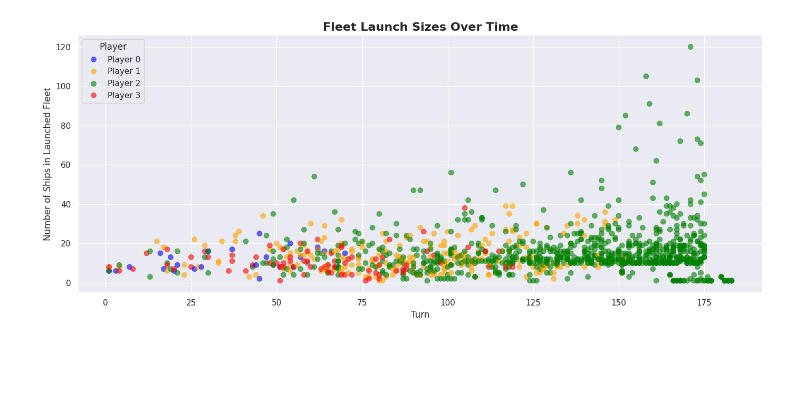
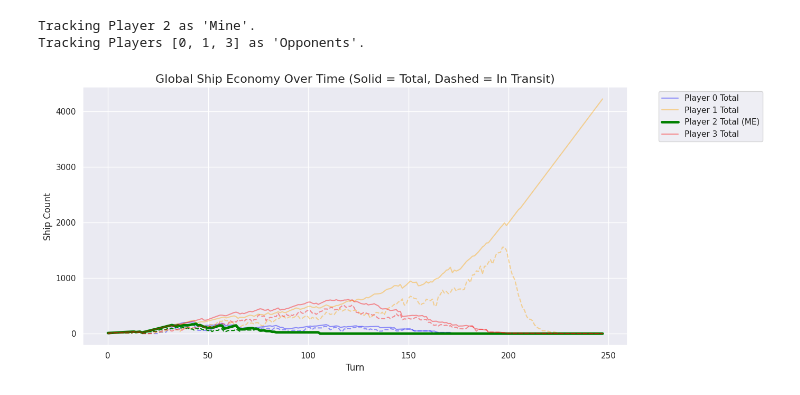
Before and after one commit to S4K50M/OrbitWars, a Jupyter notebook: eda/eda_4player.ipynb, the cells around one changed output. Saved outputs shown, nothing was run; the diff lists cells and outputs as text; code cells hidden in the pictures; blank space fills up the shorter version.

```diff
--- a/eda/eda_4player.ipynb
+++ b/eda/eda_4player.ipynb
@@ -28,7 +28,7 @@ def load_replay(filepath):
         return None
 
 # Load the 4-Player Replay
-steps = load_replay("../replays/replay_match_2_4-player_seed581599.html")
+steps = load_replay("/home/saksham/Documents/kaggle/OrbitWars/replays/match_14_ChaosFFA_seed192487.html")
 
 if steps is not None:
     print(f"Successfully loaded {len(steps)} turns.")
@@ -134,12 +101,42 @@ plt.show()
-# %%
-# --- VISUALIZATION 3: LAUNCH SIZES (THE TRICKLE BLEED DETECTOR) ---
-if not df_launches.empty:
-    plt.figure(figsize=(14, 6))
-    sns.scatterplot(data=df_launches, x='Turn', y='Ships', hue='Player', alpha=0.6, s=50, palette=player_palette, edgecolor=None)
-    plt.title('Fleet Launch Sizes Over Time', fontsize=16, fontweight='bold')
-    plt.xlabel('Turn', fontsize=12)
-    plt.ylabel('Number of Ships in Launched Fleet', fontsize=12)
-    plt.tight_layout()
-    plt.show()
-# %% [output]
-[figure, removed]
+# %%
+MY_PLAYER = 2
+
+OPPONENTS = [p for p in range(4) if p != MY_PLAYER]
+print(f"Tracking Player {MY_PLAYER} as 'Mine'.")
+print(f"Tracking Players {OPPONENTS} as 'Opponents'.")
+
+# Convert Block 2 lists to DataFrames
+df_dep = pd.DataFrame(deployment_data)
+df_attrition = pd.DataFrame(attrition_data)
+df_launches = pd.DataFrame(fleet_launches)
+# %% [output]
+Tracking Player 2 as 'Mine'.
+Tracking Players [0, 1, 3] as 'Opponents'.
+# %%
+# Block 4: Global Ship Economy (4-Player)
+plt.figure(figsize=(14, 6))
+
+for p in range(4):
+    p_name = f'Player {p}'
+    p_data = df_dep[df_dep['Player'] == p_name]
+
+    # Highlight your player
+    lw = 3.5 if p == MY_PLAYER else 1.5
+    alpha = 1.0 if p == MY_PLAYER else 0.4
+    label_suffix = " (ME)" if p == MY_PLAYER else ""
+
+    plt.plot(p_data['Turn'], p_data['Total'],
+             label=f'{p_name} Total{label_suffix}',
+             color=player_palette[p_name], linewidth=lw, alpha=alpha)
+
+    plt.plot(p_data['Turn'], p_data['Transit'],
+             linestyle='--', color=player_palette[p_name], alpha=alpha)
+
+plt.title('Global Ship Economy Over Time (Solid = Total, Dashed = In Transit)', fontsize=16)
+plt.xlabel('Turn', fontsize=12)
+plt.ylabel('Ship Count', fontsize=12)
+plt.legend(bbox_to_anchor=(1.05, 1), loc='upper left')
+plt.tight_layout()
+plt.show()
+# %% [output]
+[figure, added]
```
Also changed, not shown: parts of 9 cells of this notebook, 2 other files.
